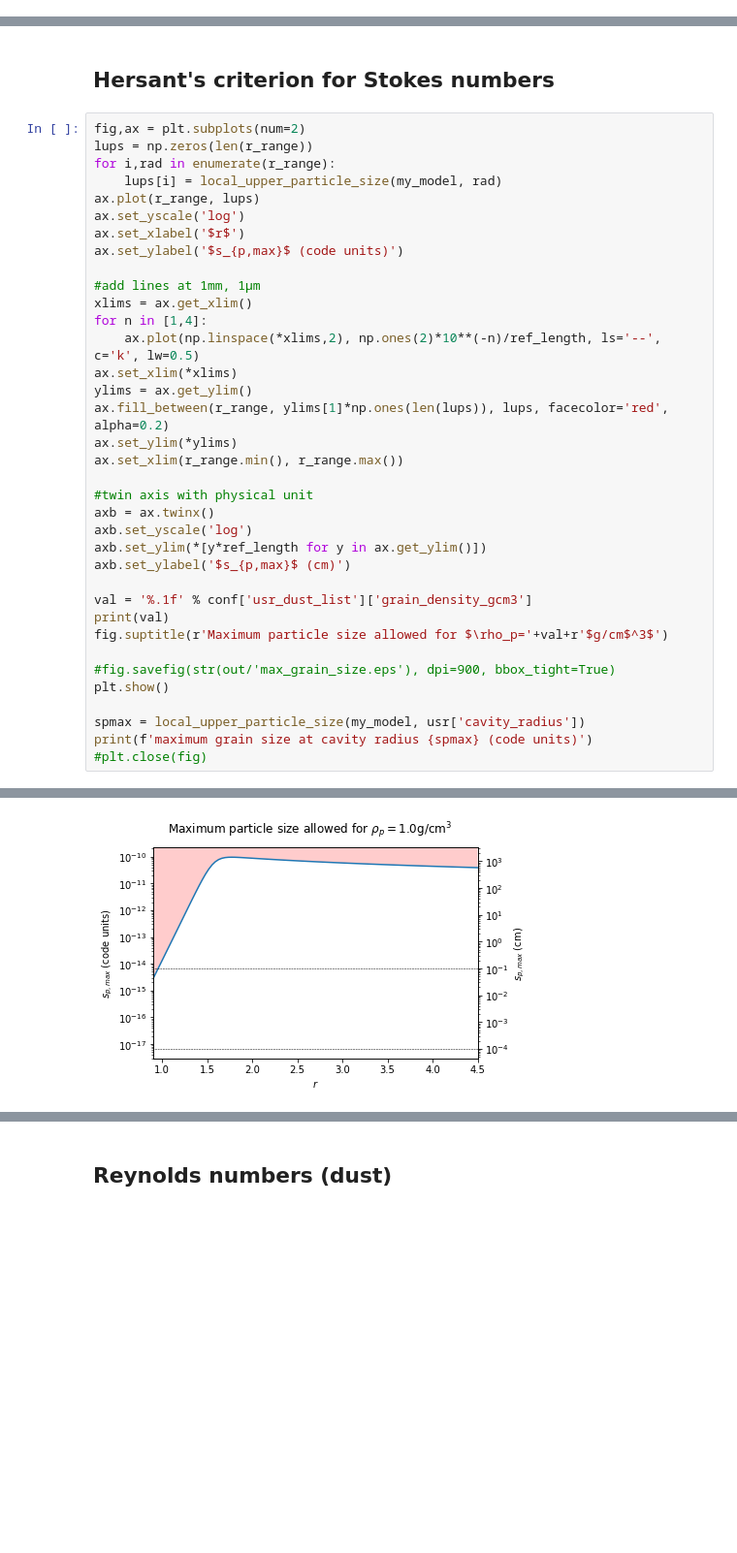
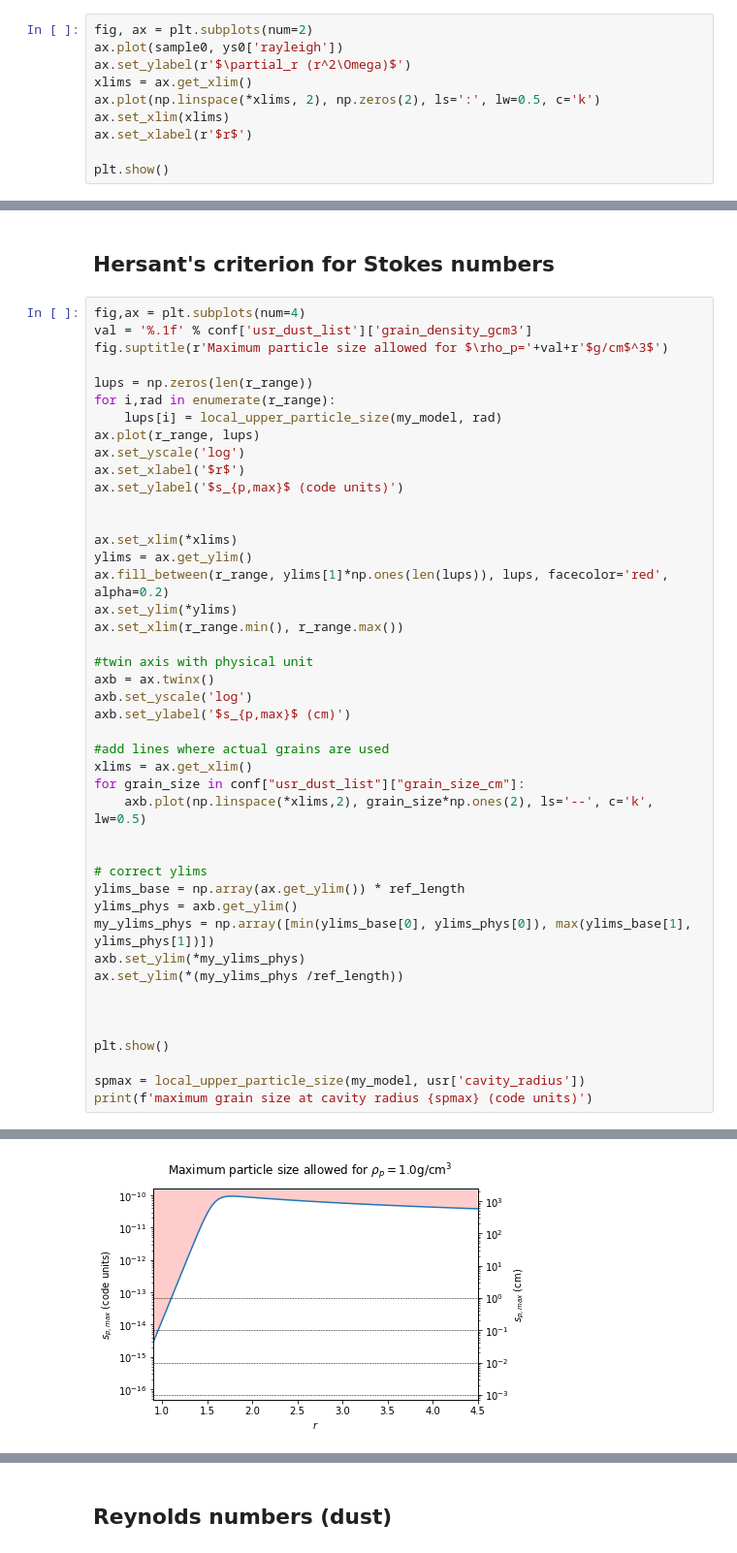
Before and after one commit to neutrinoceros/amrvac-models, a Jupyter notebook: hd142527/Theo_study.ipynb, the cells around one changed output, grey strips where cells are left out. Shown at 97% size. Drawn from its saved outputs; the diff is of its cells as text; blank space fills up the shorter version.

```diff
--- a/hd142527/Theo_study.ipynb
+++ b/hd142527/Theo_study.ipynb
@@ -67,0 +99,10 @@ effective flaring index           0.833
+# %%
+fig, ax = plt.subplots(num=2)
+ax.plot(sample0, ys0['rayleigh'])
+ax.set_ylabel(r'$\partial_r (r^2\Omega)$')
+xlims = ax.get_xlim()
+ax.plot(np.linspace(*xlims, 2), np.zeros(2), ls=':', lw=0.5, c='k')
+ax.set_xlim(xlims)
+ax.set_xlabel(r'$r$')
+
+plt.show()
@@ -112,7 +132,10 @@ plt.show()
 # %% [markdown]
 ## Hersant's criterion for Stokes numbers
 # %%
-fig,ax = plt.subplots(num=2)
+fig,ax = plt.subplots(num=4)
+val = '%.1f' % conf['usr_dust_list']['grain_density_gcm3']
+fig.suptitle(r'Maximum particle size allowed for $\rho_p='+val+r'$g/cm$^3$')
+
 lups = np.zeros(len(r_range))
 for i,rad in enumerate(r_range):
     lups[i] = local_upper_particle_size(my_model, rad)
@@ -121,10 +144,7 @@ ax.set_yscale('log')
 ax.set_xlabel('$r$')
 ax.set_ylabel('$s_{p,max}$ (code units)')
 
-#add lines at 1mm, 1µm
-xlims = ax.get_xlim()
-for n in [1,4]:
-    ax.plot(np.linspace(*xlims,2), np.ones(2)*10**(-n)/ref_length, ls='--', c='k', lw=0.5)
+
 ax.set_xlim(*xlims)
 ylims = ax.get_ylim()
 ax.fill_between(r_range, ylims[1]*np.ones(len(lups)), lups, facecolor='red', alpha=0.2)
@@ -134,17 +154,25 @@ ax.set_xlim(r_range.min(), r_range.max())
 #twin axis with physical unit
 axb = ax.twinx()
 axb.set_yscale('log')
-axb.set_ylim(*[y*ref_length for y in ax.get_ylim()])
 axb.set_ylabel('$s_{p,max}$ (cm)')
 
-val = '%.1f' % conf['usr_dust_list']['grain_density_gcm3']
-print(val)
-fig.suptitle(r'Maximum particle size allowed for $\rho_p='+val+r'$g/cm$^3$')
+#add lines where actual grains are used
+xlims = ax.get_xlim()
+for grain_size in conf["usr_dust_list"]["grain_size_cm"]:
+    axb.plot(np.linspace(*xlims,2), grain_size*np.ones(2), ls='--', c='k', lw=0.5)
 
-#fig.savefig(str(out/'max_grain_size.eps'), dpi=900, bbox_tight=True)
+
+# correct ylims
+ylims_base = np.array(ax.get_ylim()) * ref_length
+ylims_phys = axb.get_ylim()
+my_ylims_phys = np.array([min(ylims_base[0], ylims_phys[0]), max(ylims_base[1], ylims_phys[1])])
+axb.set_ylim(*my_ylims_phys)
+ax.set_ylim(*(my_ylims_phys /ref_length))
+
+
+
 plt.show()
 
 spmax = local_upper_particle_size(my_model, usr['cavity_radius'])
 print(f'maximum grain size at cavity radius {spmax} (code units)')
-#plt.close(fig)
 # %% [output]
@@ -152,2 +182,2 @@ print(f'maximum grain size at cavity radius {spmax} (code units)')
-[figure, old version]
+[figure, new version]
 maximum grain size at cavity radius 5.53794260700685E-11 (code units)
```
Also changed, not shown: parts of 20 cells of this notebook.
